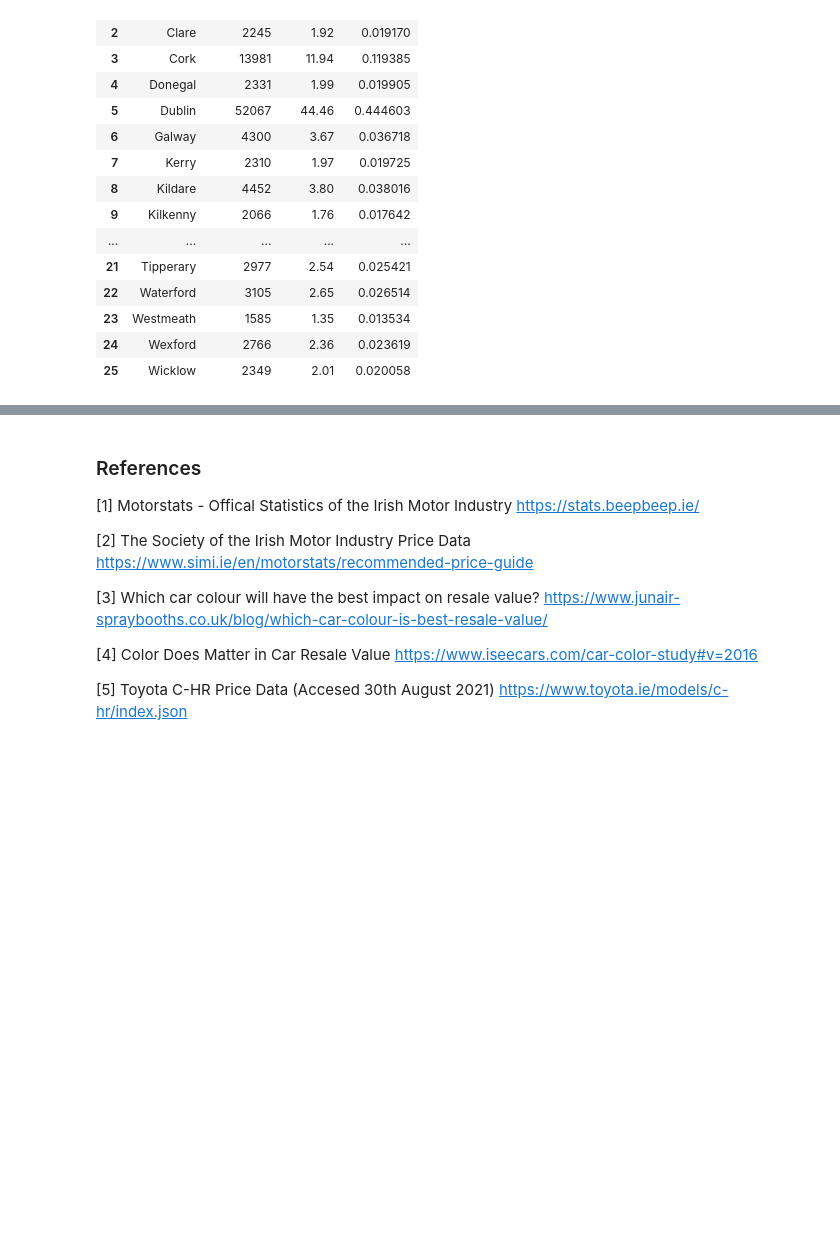
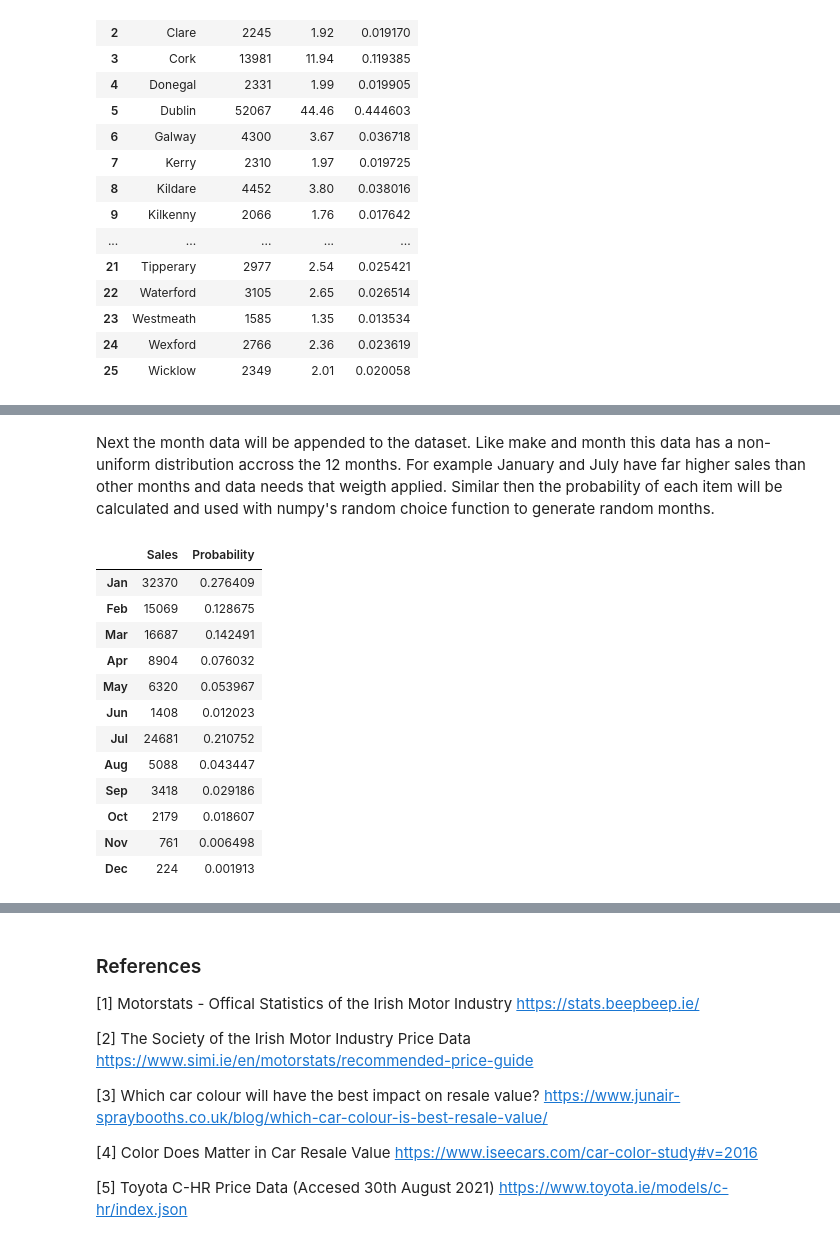
Before and after one commit to danielmccallion/Programming_for_Data_Analysis-Project, a Jupyter notebook: Project.ipynb, the cells around one changed output, grey strips where cells are left out. Cells and saved outputs as stored; diff of their text form; code cells hidden in the pictures; blank space fills up the shorter version.

```diff
--- a/Project.ipynb
+++ b/Project.ipynb
@@ -547,0 +548,2 @@ Text(0.5, 1.0, 'Irish Car Sales by County - Simulated')
+# %% [markdown]
+Next the month data will be appended to the dataset. Like make and month this data has a non-uniform distribution accross the 12 months. For example January and July have far higher sales than other months and data needs that weigth applied. Similar then the probability of each item will be calculated and used with numpy's random choice function to generate random months.
@@ -547,0 +553,17 @@ Text(0.5, 1.0, 'Irish Car Sales by County - Simulated')
+# %%
+# Display dataframe with probability
+montly_sales_df
+# %% [output]
+|  | Sales | Probability |
+| Jan | 32370 | 0.276409 |
+| Feb | 15069 | 0.128675 |
+| Mar | 16687 | 0.142491 |
+| Apr | 8904 | 0.076032 |
+| May | 6320 | 0.053967 |
+| Jun | 1408 | 0.012023 |
+| Jul | 24681 | 0.210752 |
+| Aug | 5088 | 0.043447 |
+| Sep | 3418 | 0.029186 |
+| Oct | 2179 | 0.018607 |
+| Nov | 761 | 0.006498 |
+| Dec | 224 | 0.001913 |
```
Also changed, not shown: parts of 12 cells of this notebook.
